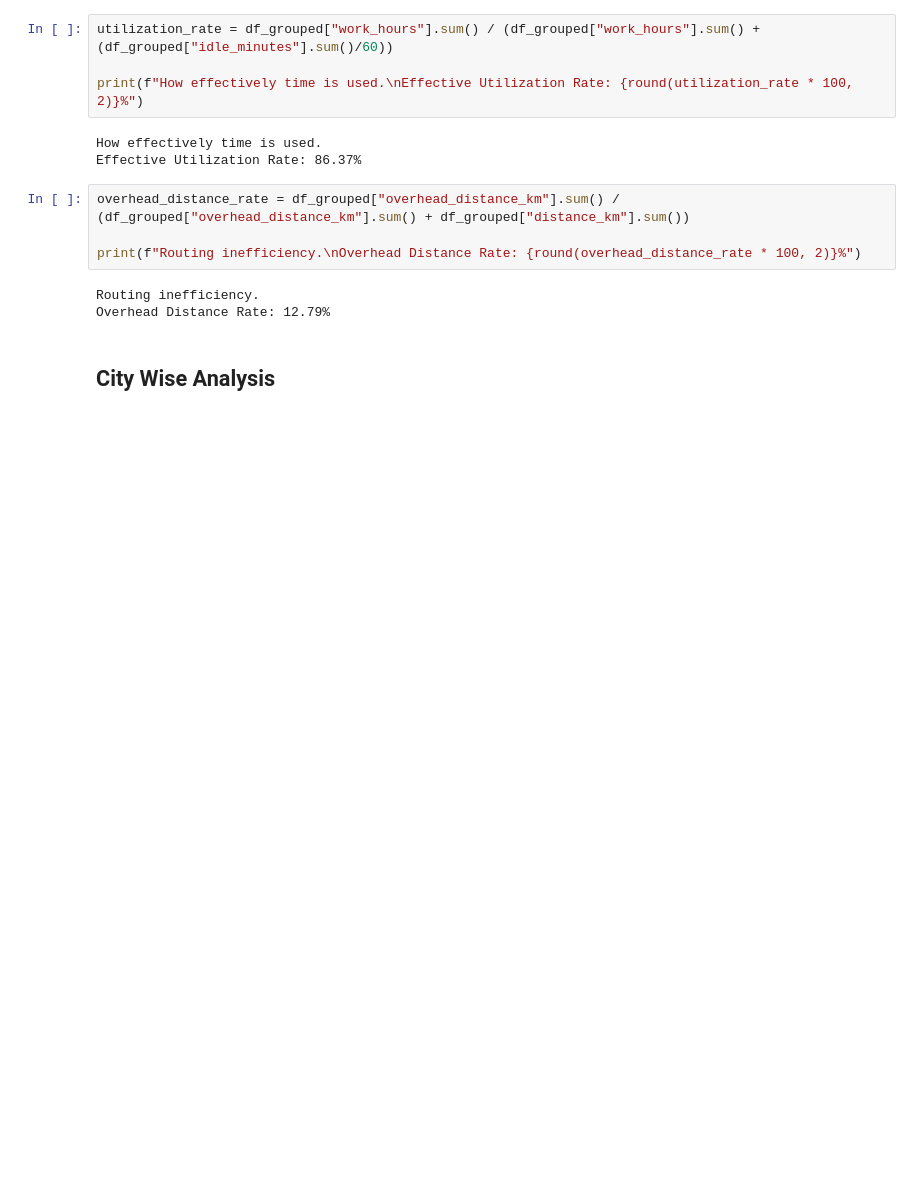
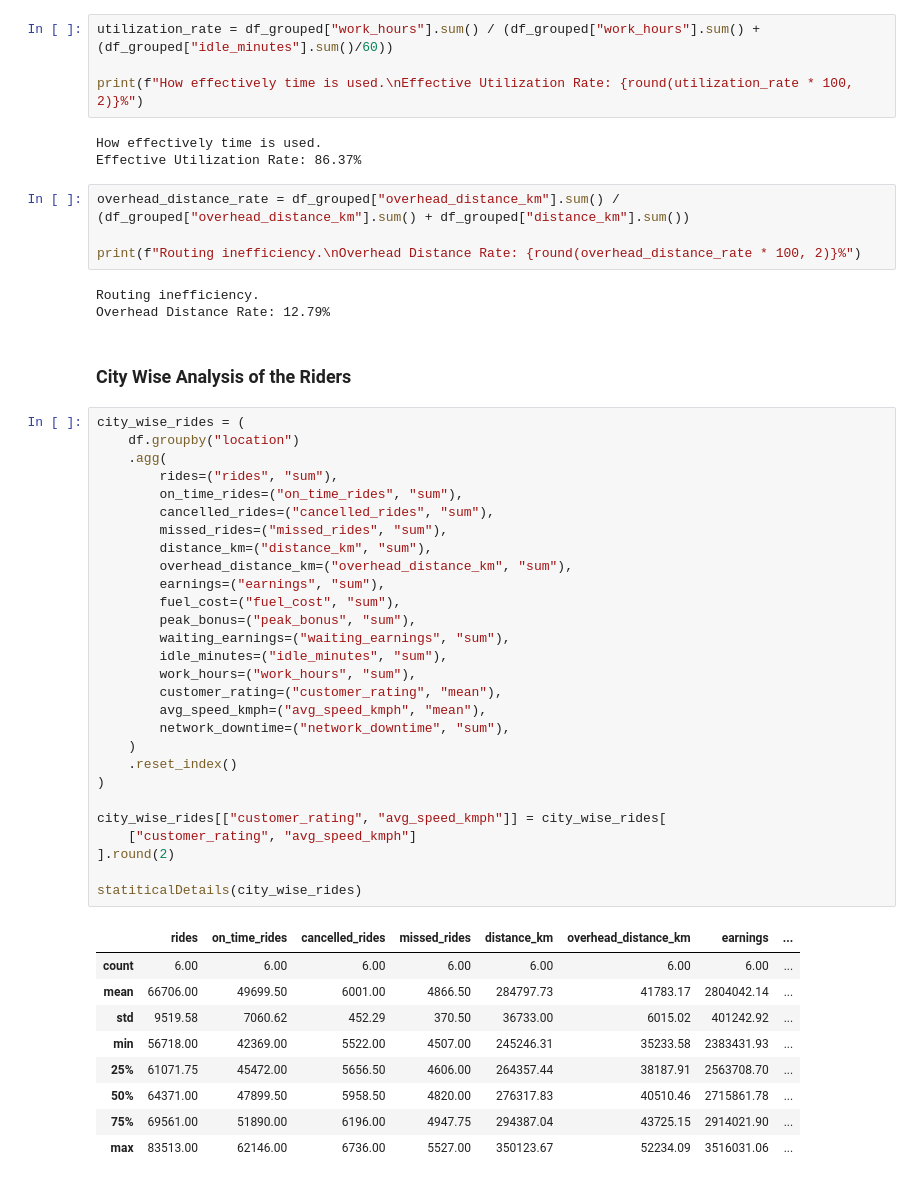
Before and after one commit to devkoustavdas/python-programming-challenges, a Jupyter notebook: LEVEL 4/11-bikeRidersAnalysis.ipynb, the cells around one changed output. Saved outputs shown, nothing was run; the diff lists cells and outputs as text; blank space fills up the shorter version.

```diff
--- a/LEVEL 4/11-bikeRidersAnalysis.ipynb
+++ b/LEVEL 4/11-bikeRidersAnalysis.ipynb
@@ -453,4 +480,42 @@ print(f"Routing inefficiency.\nOverhead Distance Rate: {round(overhead_distance_
 Routing inefficiency.
 Overhead Distance Rate: 12.79%
 # %% [markdown]
-## City Wise Analysis
+### City Wise Analysis of the Riders
+# %%
+city_wise_rides = (
+    df.groupby("location")
+    .agg(
+        rides=("rides", "sum"),
+        on_time_rides=("on_time_rides", "sum"),
+        cancelled_rides=("cancelled_rides", "sum"),
+        missed_rides=("missed_rides", "sum"),
+        distance_km=("distance_km", "sum"),
+        overhead_distance_km=("overhead_distance_km", "sum"),
+        earnings=("earnings", "sum"),
+        fuel_cost=("fuel_cost", "sum"),
+        peak_bonus=("peak_bonus", "sum"),
+        waiting_earnings=("waiting_earnings", "sum"),
+        idle_minutes=("idle_minutes", "sum"),
+        work_hours=("work_hours", "sum"),
+        customer_rating=("customer_rating", "mean"),
+        avg_speed_kmph=("avg_speed_kmph", "mean"),
+        network_downtime=("network_downtime", "sum"),
+    )
+    .reset_index()
+)
+
+city_wise_rides[["customer_rating", "avg_speed_kmph"]] = city_wise_rides[
+    ["customer_rating", "avg_speed_kmph"]
+].round(2)
+
+statiticalDetails(city_wise_rides)
+# %% [output]
+|  | rides | on_time_rides | cancelled_rides | missed_rides | distance_km | overhead_distance_km | earnings | ... |
+| count | 6.00 | 6.00 | 6.00 | 6.00 | 6.00 | 6.00 | 6.00 | ... |
+| mean | 66706.00 | 49699.50 | 6001.00 | 4866.50 | 284797.73 | 41783.17 | 2804042.14 | ... |
+| std | 9519.58 | 7060.62 | 452.29 | 370.50 | 36733.00 | 6015.02 | 401242.92 | ... |
+| min | 56718.00 | 42369.00 | 5522.00 | 4507.00 | 245246.31 | 35233.58 | 2383431.93 | ... |
+| 25% | 61071.75 | 45472.00 | 5656.50 | 4606.00 | 264357.44 | 38187.91 | 2563708.70 | ... |
+| 50% | 64371.00 | 47899.50 | 5958.50 | 4820.00 | 276317.83 | 40510.46 | 2715861.78 | ... |
+| 75% | 69561.00 | 51890.00 | 6196.00 | 4947.75 | 294387.04 | 43725.15 | 2914021.90 | ... |
+| max | 83513.00 | 62146.00 | 6736.00 | 5527.00 | 350123.67 | 52234.09 | 3516031.06 | ... |
```
Also changed, not shown: parts of 12 cells of this notebook.
